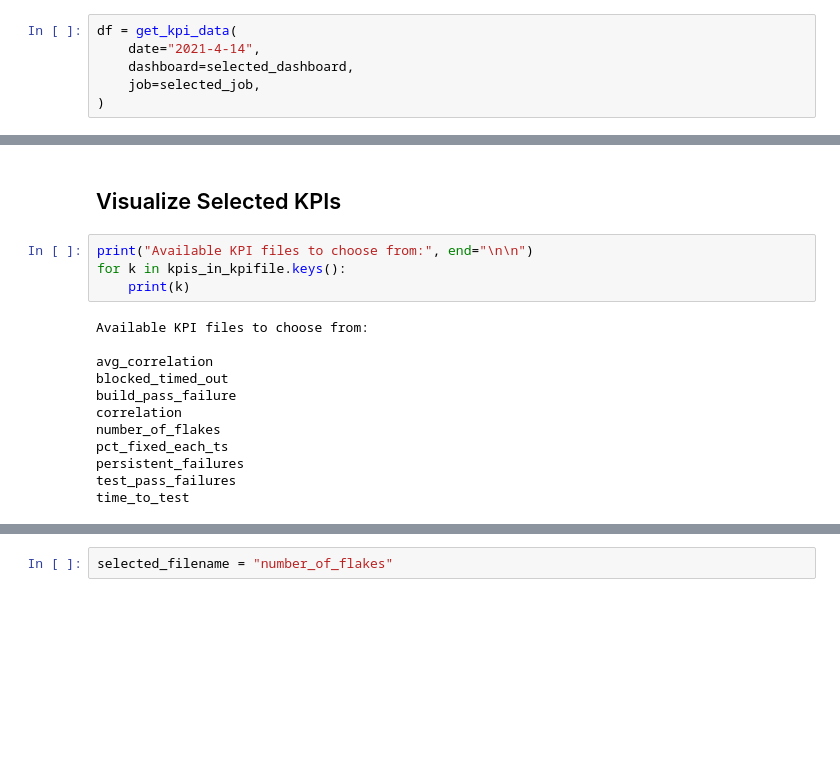
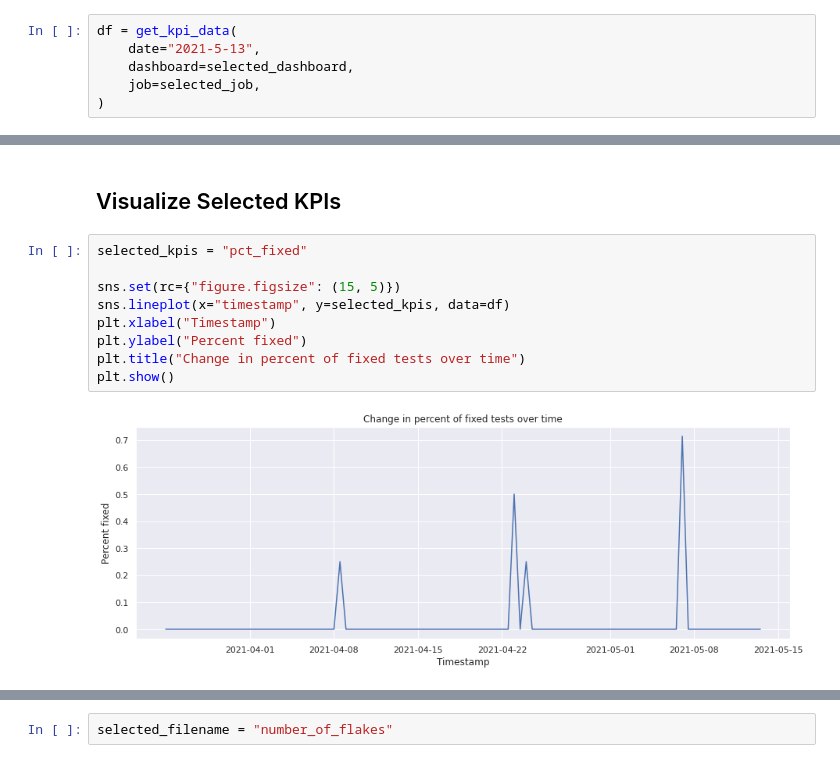
Before and after one commit to isabelizimm/ocp-ci-analysis, a Jupyter notebook: notebooks/data-sources/TestGrid/metrics/metrics_visualization.ipynb, the cells around one changed output, grey strips where cells are left out. Cells and saved outputs as stored; diff of their text form; blank space fills up the shorter version.

```diff
--- a/notebooks/data-sources/TestGrid/metrics/metrics_visualization.ipynb
+++ b/notebooks/data-sources/TestGrid/metrics/metrics_visualization.ipynb
@@ -203,7 +266,7 @@ def get_kpi_data(
 **NOTE** Some kpi files have no data for the given dashboard/job. e.g. for 9"redhat-openshift-ocp-release-4.2-informing", periodic-ci-openshift-release-master-ci-4.2-e2e-gcp) blocked_time_out and test_pass_failure has no data (keys dont exist) and pct_fixed has all nan values.
 # %%
 df = get_kpi_data(
-    date="2021-4-14",
+    date="2021-5-13",
     dashboard=selected_dashboard,
     job=selected_job,
 )
@@ -222,18 +284,13 @@ sns.lineplot(data=subdf, x="timestamp", y="test_duration")
 # %% [markdown]
 ## Visualize Selected KPIs
-# %%
-print("Available KPI files to choose from:", end="\n\n")
-for k in kpis_in_kpifile.keys():
-    print(k)
-# %% [output]
-Available KPI files to choose from:
-
-avg_correlation
-blocked_timed_out
-build_pass_failure
-correlation
-number_of_flakes
-pct_fixed_each_ts
-persistent_failures
-test_pass_failures
-time_to_test
+# %%
+selected_kpis = "pct_fixed"
+
+sns.set(rc={"figure.figsize": (15, 5)})
+sns.lineplot(x="timestamp", y=selected_kpis, data=df)
+plt.xlabel("Timestamp")
+plt.ylabel("Percent fixed")
+plt.title("Change in percent of fixed tests over time")
+plt.show()
+# %% [output]
+[figure, added]
```
Also changed, not shown: parts of 20 cells of this notebook.
